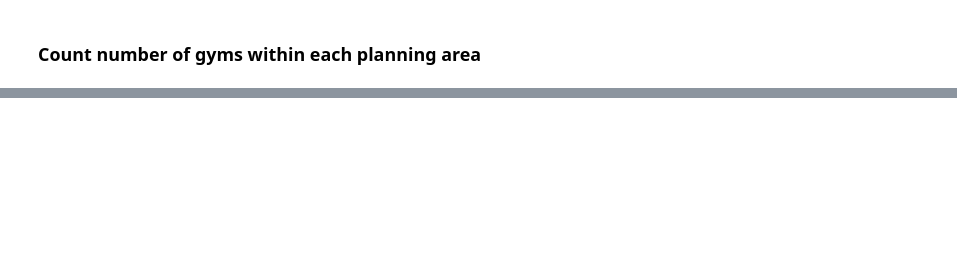
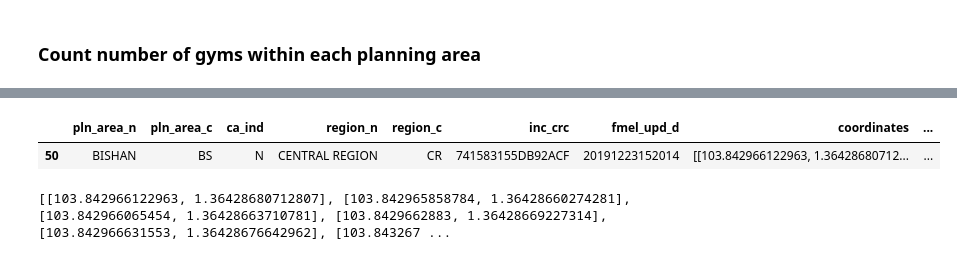
Before and after one commit to meirong-dong/trade-area-analysis, a Jupyter notebook: exploration/explore_polygon.ipynb, the cells around one changed output, grey strips where cells are left out. Cells and saved outputs as stored; diff of their text form; code cells hidden in the pictures; blank space fills up the shorter version.

```diff
--- a/exploration/explore_polygon.ipynb
+++ b/exploration/explore_polygon.ipynb
@@ -320,0 +357,10 @@ visualize_polygons(df_pa[:2], "Planning Area")
+# %%
+bishan = df_pa[df_pa["pln_area_n"].str.contains("BISHAN", na=False)]
+display(bishan)
+
+bishan_coordinates = bishan["coordinates"].values[0]
+print(bishan_coordinates)
+# %% [output]
+|  | pln_area_n | pln_area_c | ca_ind | region_n | region_c | inc_crc | fmel_upd_d | coordinates | ... |
+| 50 | BISHAN | BS | N | CENTRAL REGION | CR | 741583155DB92ACF | 20191223152014 | [[103.842966122963, 1.36428680712... | ... |
+[[103.842966122963, 1.36428680712807], [103.842965858784, 1.36428660274281], [103.842966065454, 1.36428663710781], [103.8429662883, 1.36428669227314], [103.842966631553, 1.36428676642962], [103.843267 ...
```
Also changed, not shown: parts of 17 cells of this notebook.
